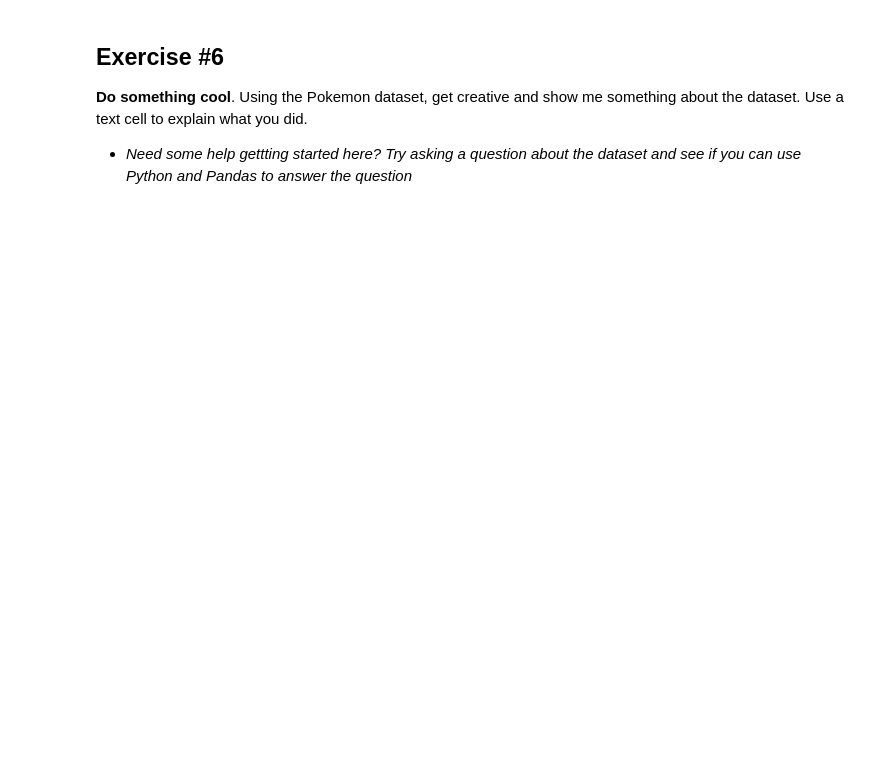
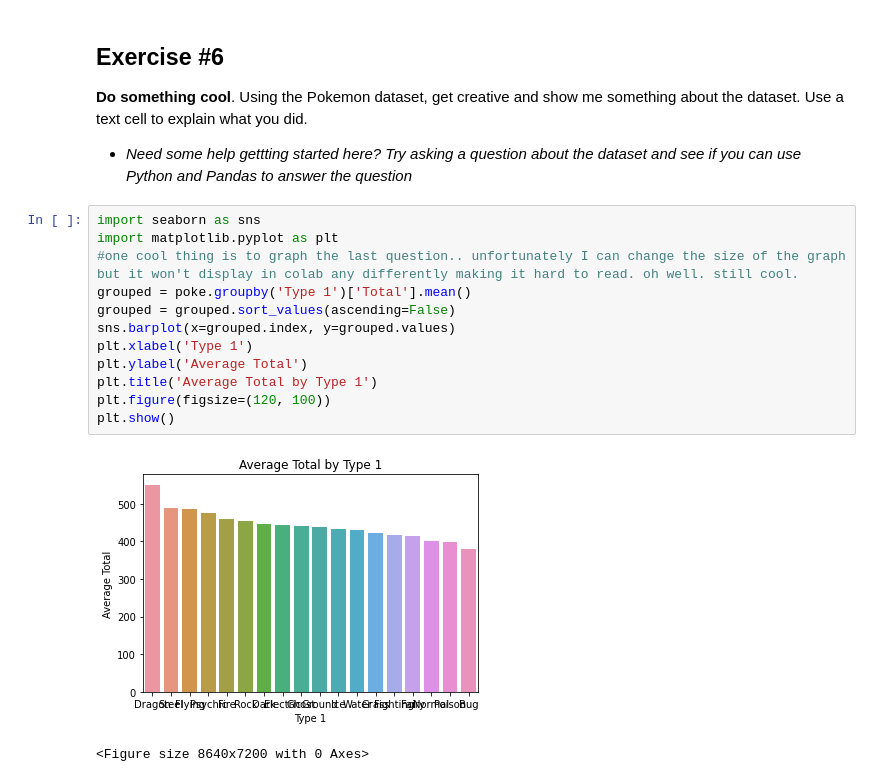
Before and after one commit to scottbisese/cs167, a Jupyter notebook: notebook1_bisese.ipynb, the cells around one changed output. Saved outputs shown, nothing was run; the diff lists cells and outputs as text; blank space fills up the shorter version.

```diff
--- a/notebook1_bisese.ipynb
+++ b/notebook1_bisese.ipynb
@@ -66,3 +129,18 @@ Which primary type of pokemon is the overall strongest? (not looking for philsop
 ## Exercise #6
 **Do something cool**. Using the Pokemon dataset, get creative and show me something about the dataset. Use a text cell to explain what you did.
  - *Need some help gettting started here? Try asking a question about the dataset and see if you can use Python and Pandas to answer the question*
+# %%
+import seaborn as sns
+import matplotlib.pyplot as plt
+#one cool thing is to graph the last question.. unfortunately I can change the size of the graph but it won't display in colab any differently making it hard to read. oh well. still cool.
+grouped = poke.groupby('Type 1')['Total'].mean()
+grouped = grouped.sort_values(ascending=False)
+sns.barplot(x=grouped.index, y=grouped.values)
+plt.xlabel('Type 1')
+plt.ylabel('Average Total')
+plt.title('Average Total by Type 1')
+plt.figure(figsize=(120, 100))
+plt.show()
+# %% [output]
+[figure, added]
+<Figure size 8640x7200 with 0 Axes>
```
Also changed, not shown: parts of 5 cells of this notebook.
